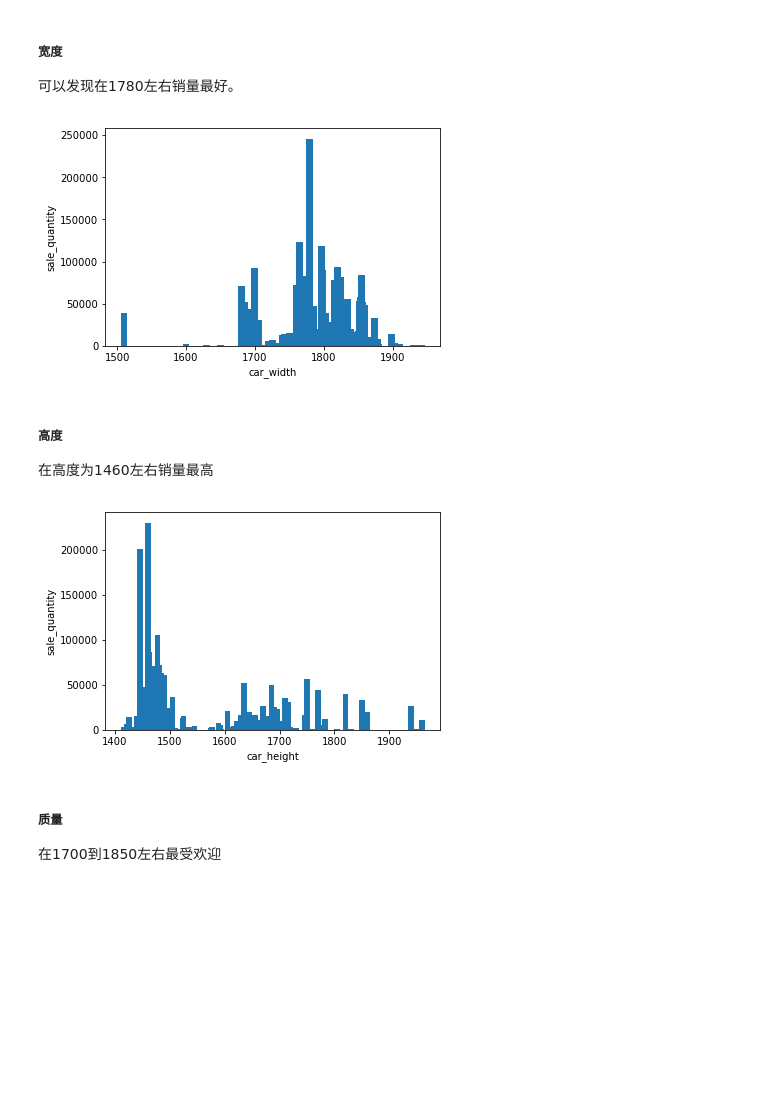
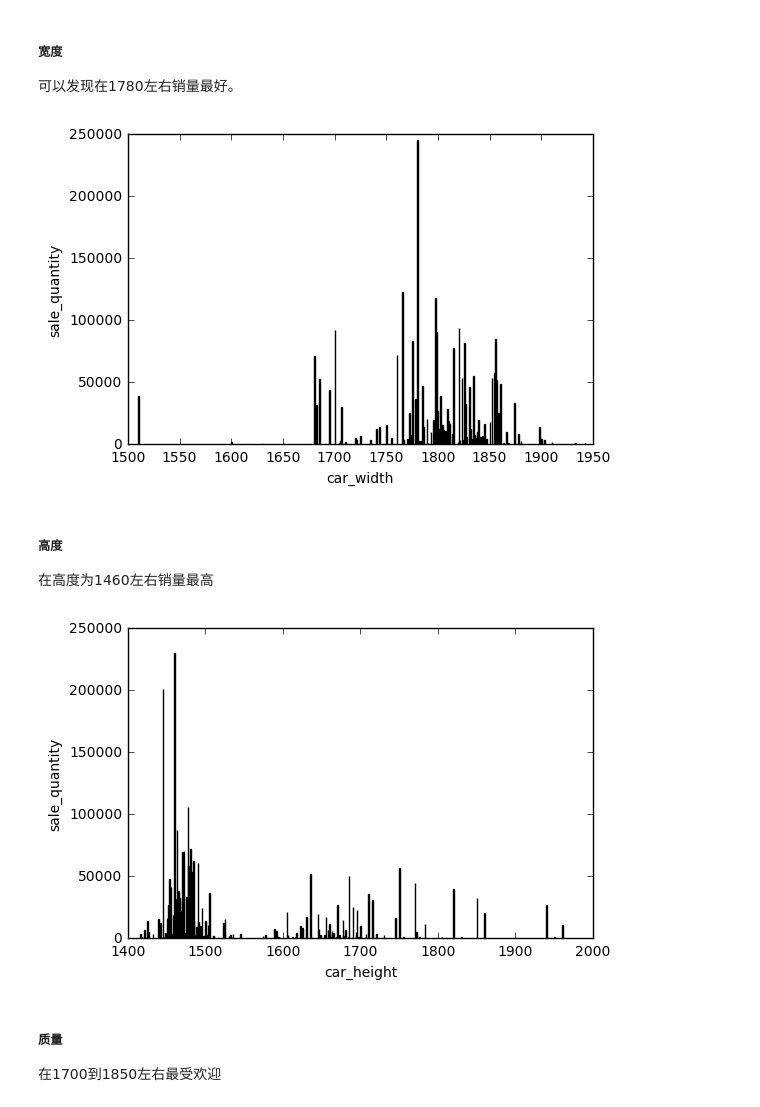
Before and after one commit to yudake/tianchi_yancheng, a Jupyter notebook: data_input.ipynb, the cells around one changed output. Saved outputs shown, nothing was run; the diff lists cells and outputs as text; code cells hidden in the pictures; blank space fills up the shorter version.

```diff
--- a/data_input.ipynb
+++ b/data_input.ipynb
@@ -114,12 +155,12 @@ labels = ['car_width', 'sale_quantity']
 trainWidth = train[labels]
 trainWidth['car_width'].astype('float32')
 trainWidth = trainWidth.groupby(trainWidth['car_width']).agg('sum').reset_index()
-plt.bar(trainWidth['car_width'], trainWidth['sale_quantity'], width = 10)
+plt.bar(trainWidth['car_width'], trainWidth['sale_quantity'])
 plt.ylabel('sale_quantity')
 plt.xlabel('car_width')
 plt.show()
 # %% [output]
-[figure, old version]
+[figure, new version]
 # %% [markdown]
 ##### 高度
 
@@ -127,14 +168,14 @@ plt.show()
 # %%
 labels = ['car_height', 'sale_quantity']
 trainHeight = train[labels]
 trainHeight['car_height'].astype('float32')
 trainHeight = trainHeight.groupby(trainHeight['car_height']).agg('sum').reset_index()
-plt.bar(trainHeight['car_height'], trainHeight['sale_quantity'], width = 10)
+plt.bar(trainHeight['car_height'], trainHeight['sale_quantity'])
 plt.ylabel('sale_quantity')
 plt.xlabel('car_height')
 plt.show()
 # %% [output]
-[figure, old version]
+[figure, new version]
 # %% [markdown]
 ##### 质量
 
```
Also changed, not shown: parts of 17 cells of this notebook.
